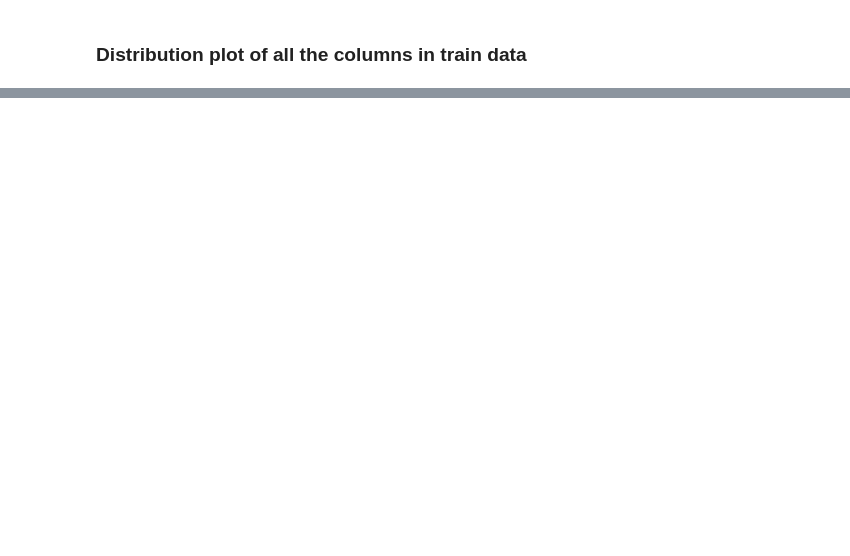
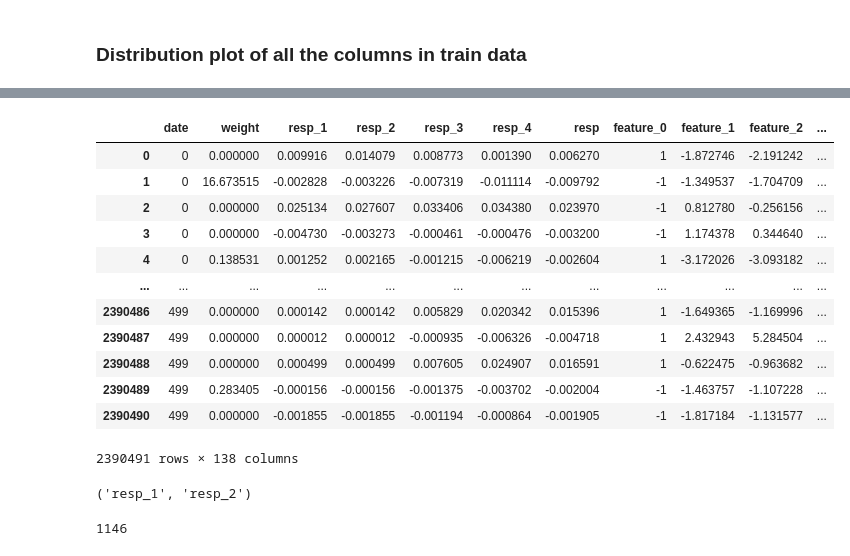
Before and after one commit to ahmadsayeb/jane_street, a Jupyter notebook: jane_street.ipynb, the cells around one changed output, grey strips where cells are left out. Drawn from its saved outputs; the diff is of its cells as text; code cells hidden in the pictures; blank space fills up the shorter version.

```diff
--- a/jane_street.ipynb
+++ b/jane_street.ipynb
@@ -108,0 +202,24 @@ features_hot.tail(5)
+# %%
+train_df
+# %% [output]
+|  | date | weight | resp_1 | resp_2 | resp_3 | resp_4 | resp | feature_0 | feature_1 | feature_2 | ... |
+| 0 | 0 | 0.000000 | 0.009916 | 0.014079 | 0.008773 | 0.001390 | 0.006270 | 1 | -1.872746 | -2.191242 | ... |
+| 1 | 0 | 16.673515 | -0.002828 | -0.003226 | -0.007319 | -0.011114 | -0.009792 | -1 | -1.349537 | -1.704709 | ... |
+| 2 | 0 | 0.000000 | 0.025134 | 0.027607 | 0.033406 | 0.034380 | 0.023970 | -1 | 0.812780 | -0.256156 | ... |
+| 3 | 0 | 0.000000 | -0.004730 | -0.003273 | -0.000461 | -0.000476 | -0.003200 | -1 | 1.174378 | 0.344640 | ... |
+| 4 | 0 | 0.138531 | 0.001252 | 0.002165 | -0.001215 | -0.006219 | -0.002604 | 1 | -3.172026 | -3.093182 | ... |
+| ... | ... | ... | ... | ... | ... | ... | ... | ... | ... | ... | ... |
+| 2390486 | 499 | 0.000000 | 0.000142 | 0.000142 | 0.005829 | 0.020342 | 0.015396 | 1 | -1.649365 | -1.169996 | ... |
+| 2390487 | 499 | 0.000000 | 0.000012 | 0.000012 | -0.000935 | -0.006326 | -0.004718 | 1 | 2.432943 | 5.284504 | ... |
+| 2390488 | 499 | 0.000000 | 0.000499 | 0.000499 | 0.007605 | 0.024907 | 0.016591 | 1 | -0.622475 | -0.963682 | ... |
+| 2390489 | 499 | 0.283405 | -0.000156 | -0.000156 | -0.001375 | -0.003702 | -0.002004 | -1 | -1.463757 | -1.107228 | ... |
+| 2390490 | 499 | 0.000000 | -0.001855 | -0.001855 | -0.001194 | -0.000864 | -0.001905 | -1 | -1.817184 | -1.131577 | ... |
+2390491 rows × 138 columns
+# %%
+high_corr[2]
+# %% [output]
+('resp_1', 'resp_2')
+# %%
+len(high_corr)
+# %% [output]
+1146
```
Also changed, not shown: parts of 14 cells of this notebook.
